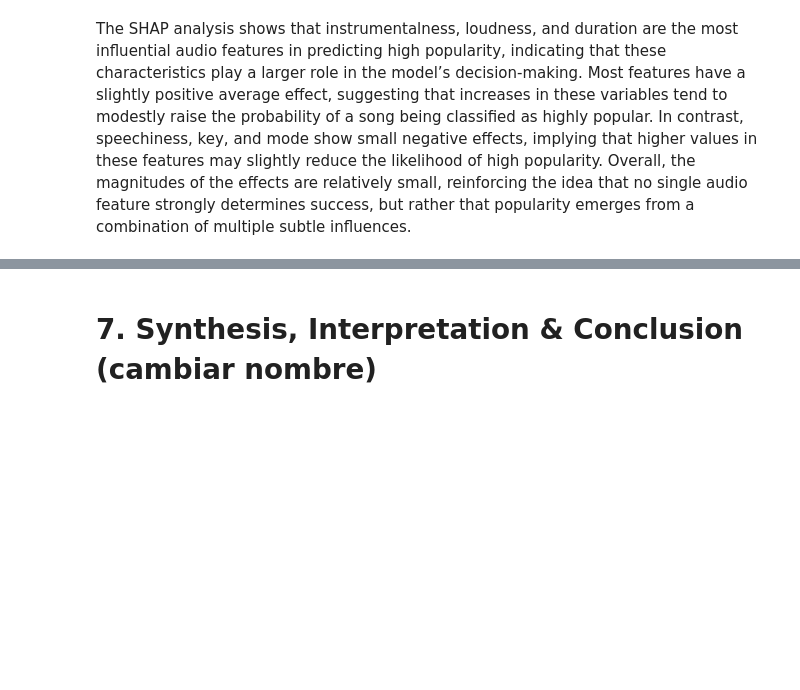
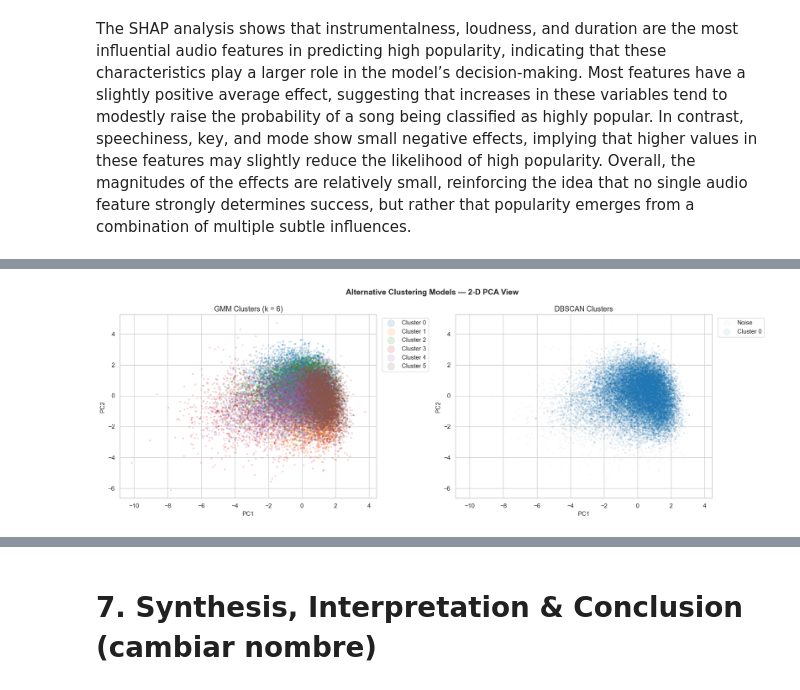
Before and after one commit to zoemekin/AI-ML, a Jupyter notebook: FINAL_VER.ipynb, the cells around one changed output, grey strips where cells are left out. Cells and saved outputs as stored; diff of their text form; code cells hidden in the pictures; blank space fills up the shorter version.

```diff
--- a/FINAL_VER.ipynb
+++ b/FINAL_VER.ipynb
@@ -1135,0 +1596,76 @@ The SHAP analysis shows that instrumentalness, loudness, and duration are the mo
+# %%
+from sklearn.mixture import GaussianMixture
+from sklearn.cluster import DBSCAN
+from sklearn.neighbors import NearestNeighbors
+
+# ── GMM ───────────────────────────────────────────────────────────────────────
+gmm = GaussianMixture(n_components=FINAL_K, covariance_type="full",
+                      random_state=42, n_init=5)
+gmm_labels = gmm.fit_predict(X_pca)
+sil_gmm = silhouette_score(X_pca, gmm_labels, sample_size=10000, random_state=42)
+print(f"GMM  (k={FINAL_K}) — Silhouette : {sil_gmm:.4f}")
+
+# ── DBSCAN — eps estimated from k-NN distance distribution ───────────────────
+nbrs = NearestNeighbors(n_neighbors=5, n_jobs=-1).fit(X_pca)
+nn_distances, _ = nbrs.kneighbors(X_pca)
+eps_estimate = float(np.percentile(nn_distances[:, -1], 90))
+print(f"DBSCAN estimated eps (90th-pct 5-NN dist.): {eps_estimate:.3f}")
+
+dbs = DBSCAN(eps=eps_estimate, min_samples=20, n_jobs=-1)
+dbs_labels = dbs.fit_predict(X_pca)
+n_clusters_dbs = len(set(dbs_labels)) - (1 if -1 in dbs_labels else 0)
+n_noise        = int((dbs_labels == -1).sum())
+print(f"DBSCAN — Clusters found : {n_clusters_dbs}  |  Noise points : {n_noise} "
+      f"({n_noise / len(dbs_labels) * 100:.1f} %)")
+
+if n_clusters_dbs > 1:
+    valid_mask = dbs_labels != -1
+    sil_dbs = silhouette_score(X_pca[valid_mask], dbs_labels[valid_mask],
+                               sample_size=10000, random_state=42)
+    print(f"DBSCAN — Silhouette (non-noise) : {sil_dbs:.4f}")
+else:
+    sil_dbs = None
+    print("DBSCAN — Insufficient clusters for silhouette score.")
+
+# ── Comparison table ──────────────────────────────────────────────────────────
+print("\\n" + "─" * 55)
+print(f"{'Model':<20} {'Silhouette':>10}  {'Notes'}")
+print("─" * 55)
+print(f"{'K-Means':<20} {sil_final:>10.4f}  k={FINAL_K}, hard assignment")
+print(f"{'GMM':<20} {sil_gmm:>10.4f}  k={FINAL_K}, soft / elliptical")
+if sil_dbs is not None:
+    print(f"{'DBSCAN':<20} {sil_dbs:>10.4f}  k={n_clusters_dbs}, density-based")
+else:
+    print(f"{'DBSCAN':<20} {'N/A':>10}  insufficient clusters")
+print("─" * 55)
+
+# ── Visualisation ─────────────────────────────────────────────────────────────
+fig, axes = plt.subplots(1, 2, figsize=(17, 6))
+
+for c in range(FINAL_K):
+    mask = gmm_labels == c
+    axes[0].scatter(X_pca_2d[mask, 0], X_pca_2d[mask, 1],
+                    alpha=0.14, s=6, color=palette_cluster[c], label=f"Cluster {c}")
+axes[0].set_title(f"GMM Clusters (k = {FINAL_K})", fontsize=13)
+axes[0].set_xlabel("PC1", fontsize=11); axes[0].set_ylabel("PC2", fontsize=11)
+axes[0].legend(markerscale=5, bbox_to_anchor=(1.01, 1), loc="upper left")
+
+unique_dbs_ids = sorted(set(dbs_labels))
+color_map_dbs  = {-1: "lightgray"}
+for i, c in enumerate(x for x in unique_dbs_ids if x != -1):
+    color_map_dbs[c] = palette_cluster[i % len(palette_cluster)]
+
+for c in unique_dbs_ids:
+    mask  = dbs_labels == c
+    label = "Noise" if c == -1 else f"Cluster {c}"
+    axes[1].scatter(X_pca_2d[mask, 0], X_pca_2d[mask, 1],
+                    alpha=0.08, s=5, color=color_map_dbs[c], label=label)
+axes[1].set_title("DBSCAN Clusters", fontsize=13)
+axes[1].set_xlabel("PC1", fontsize=11); axes[1].set_ylabel("PC2", fontsize=11)
+axes[1].legend(markerscale=5, bbox_to_anchor=(1.01, 1), loc="upper left")
+
+plt.suptitle("Alternative Clustering Models — 2-D PCA View",
+             fontsize=14, fontweight="bold")
+plt.tight_layout()
+plt.show()
+# %% [output]
@@ -1135,0 +1683 @@ The SHAP analysis shows that instrumentalness, loudness, and duration are the mo
+[figure, added]
```
Also changed, not shown: parts of 39 cells of this notebook.
